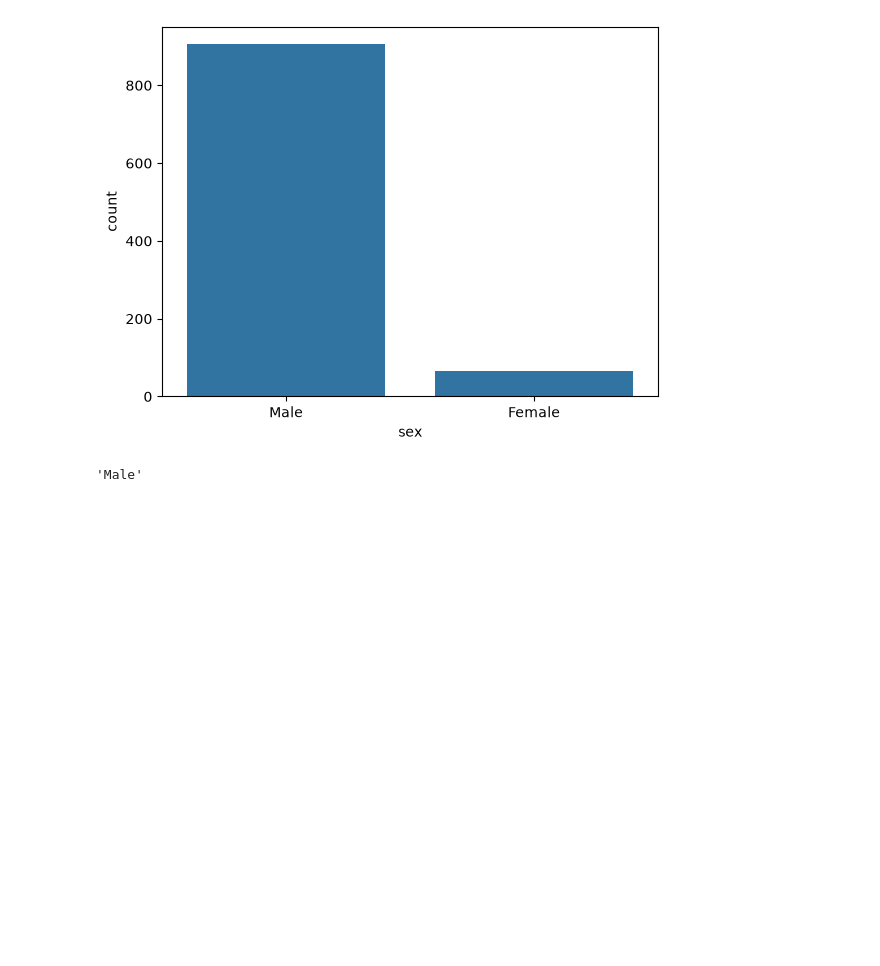
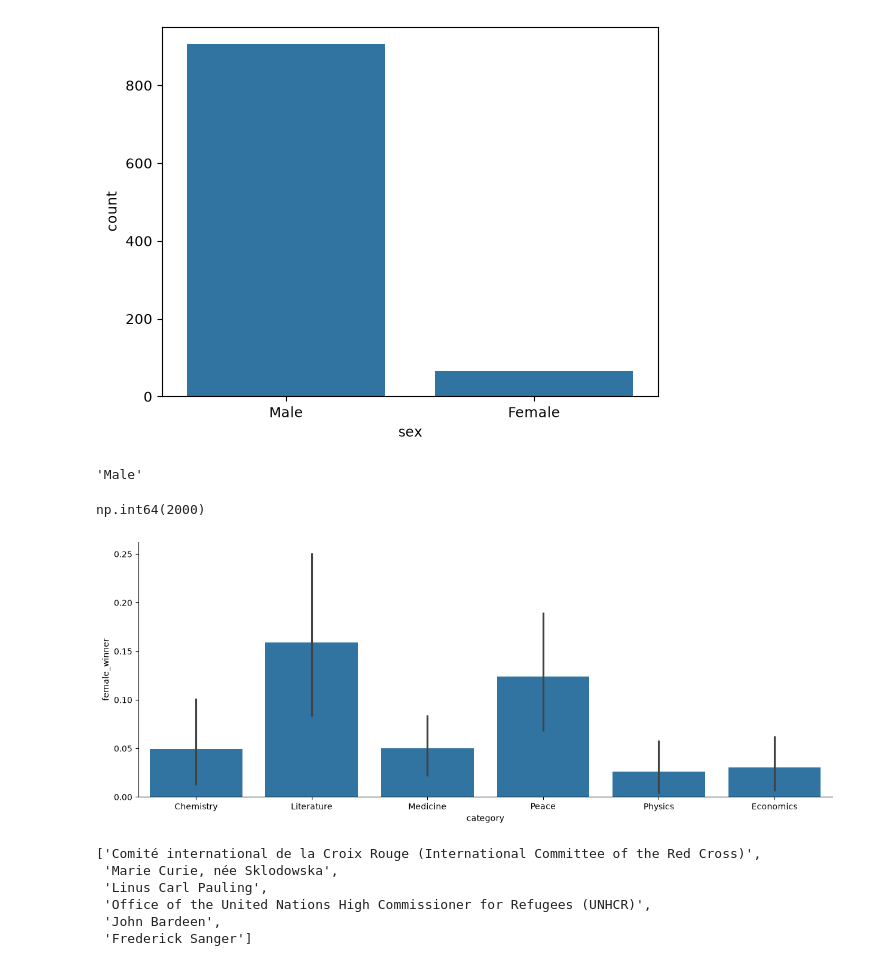
Before and after one commit to MapacheTech/proyectoNobel, a Jupyter notebook: proyectoPremioNobel.ipynb, the cells around one changed output. Cells and saved outputs as stored; diff of their text form; code cells hidden in the pictures; blank space fills up the shorter version.

```diff
--- a/proyectoPremioNobel.ipynb
+++ b/proyectoPremioNobel.ipynb
@@ -117,3 +118,32 @@ top_gender = nobel['sex'].value_counts().idxmax()
 top_gender
 # %% [output]
 'Male'
+# %%
+nobel['EUA'] = nobel['birth_country'] == 'United States of America'
+
+nobel['decada'] = np.floor(nobel['year'] / 10)
+
+nobel['decada'] = (nobel['decada'] * 10).astype(int)
+
+ganadoresPorDecada = nobel.groupby('decada', as_index=False)['EUA'].mean()
+
+ganadoresPorDecada
+
+max_decade_usa = ganadoresPorDecada.loc[ganadoresPorDecada['EUA'].idxmax(), 'decada']
+
+max_decade_usa
+# %% [output]
+np.int64(2000)
+# %%
+nobel['female_winner'] = nobel['sex'] == 'Female'
+
+prop_female_winners = nobel.groupby(['decada', 'category'], as_index=False)['female_winner'].mean()
+
+max_female = prop_female_winners[prop_female_winners['female_winner'] == prop_female_winners['female_winner'].max()]
+
+max_female_dict = {max_female['decada'].values[0]: max_female['category'].values[0]}
+
+sns.catplot(x='category', y='female_winner', data=prop_female_winners, kind='bar')
+plt.show()
+# %% [output]
+[figure, added]
@@ -119,0 +160,15 @@ top_gender
+# %%
+recuento_ganadores = nobel['full_name'].value_counts()
+
+repeat = recuento_ganadores[recuento_ganadores >= 2].index
+
+repeat_list = list(repeat)
+
+repeat_list
+# %% [output]
+['Comité international de la Croix Rouge (International Committee of the Red Cross)',
+ 'Marie Curie, née Sklodowska',
+ 'Linus Carl Pauling',
+ 'Office of the United Nations High Commissioner for Refugees (UNHCR)',
+ 'John Bardeen',
+ 'Frederick Sanger']
```
Also changed, not shown: parts of 2 cells of this notebook.
